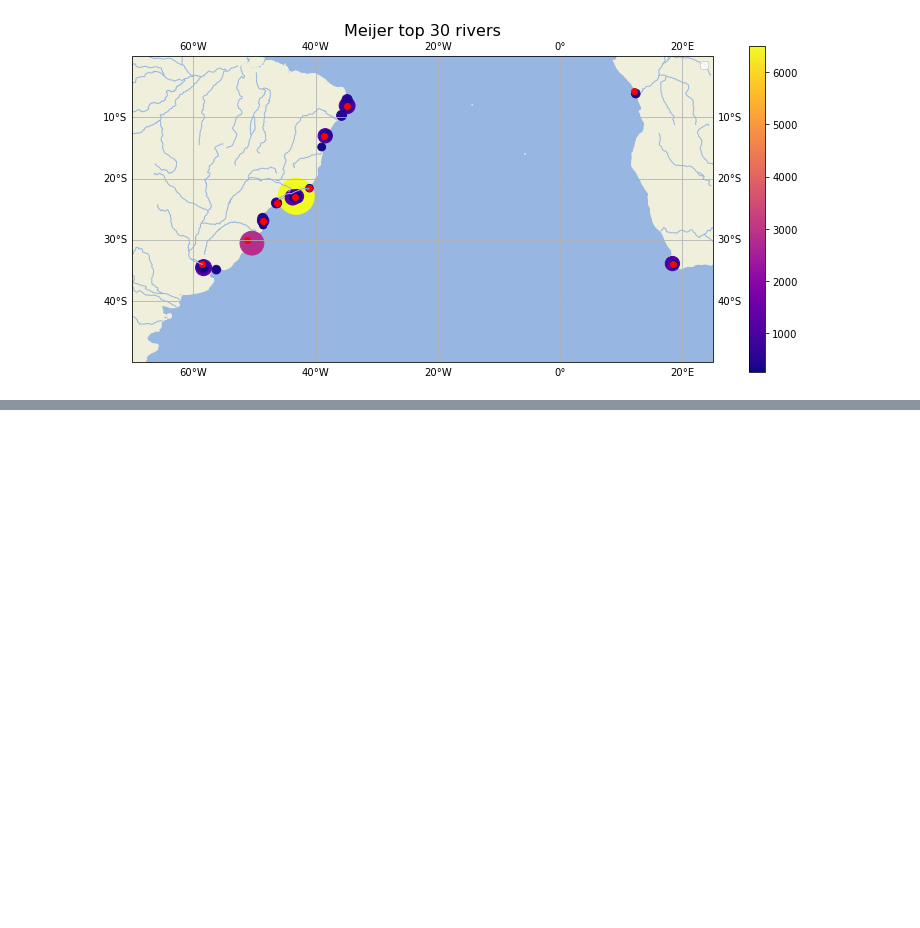
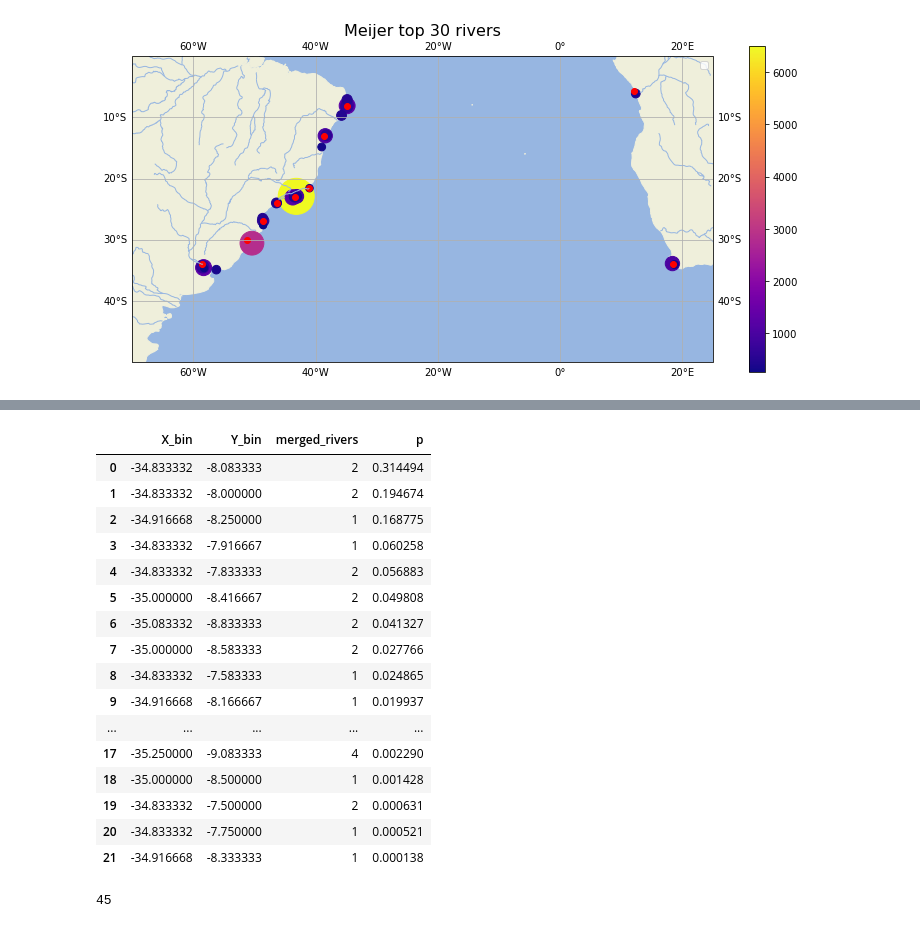
Before and after one commit to OceanParcels/BayesianAnalysis_SouthAtlantic, a Jupyter notebook: notebooks/Standard_method_release_particles_from_river_locations.ipynb, the cells around one changed output, grey strips where cells are left out. Saved outputs shown, nothing was run; the diff lists cells and outputs as text; code cells hidden in the pictures; blank space fills up the shorter version.

```diff
--- a/notebooks/Standard_method_release_particles_from_river_locations.ipynb
+++ b/notebooks/Standard_method_release_particles_from_river_locations.ipynb
@@ -518,0 +534,24 @@ plt.pie(priors['mean'], labels=priors.index, autopct='%.1f%%',
+# %%
+loc_df
+# %% [output]
+|  | X_bin | Y_bin | merged_rivers | p |
+| 0 | -34.833332 | -8.083333 | 2 | 0.314494 |
+| 1 | -34.833332 | -8.000000 | 2 | 0.194674 |
+| 2 | -34.916668 | -8.250000 | 1 | 0.168775 |
+| 3 | -34.833332 | -7.916667 | 1 | 0.060258 |
+| 4 | -34.833332 | -7.833333 | 2 | 0.056883 |
+| 5 | -35.000000 | -8.416667 | 2 | 0.049808 |
+| 6 | -35.083332 | -8.833333 | 2 | 0.041327 |
+| 7 | -35.000000 | -8.583333 | 2 | 0.027766 |
+| 8 | -34.833332 | -7.583333 | 1 | 0.024865 |
+| 9 | -34.916668 | -8.166667 | 1 | 0.019937 |
+| ... | ... | ... | ... | ... |
+| 17 | -35.250000 | -9.083333 | 4 | 0.002290 |
+| 18 | -35.000000 | -8.500000 | 1 | 0.001428 |
+| 19 | -34.833332 | -7.500000 | 2 | 0.000631 |
+| 20 | -34.833332 | -7.750000 | 1 | 0.000521 |
+| 21 | -34.916668 | -8.333333 | 1 | 0.000138 |
+# %%
+loc_df['merged_rivers'].sum()
+# %% [output]
+45
```
Also changed, not shown: parts of 46 cells of this notebook, 2 other files.
